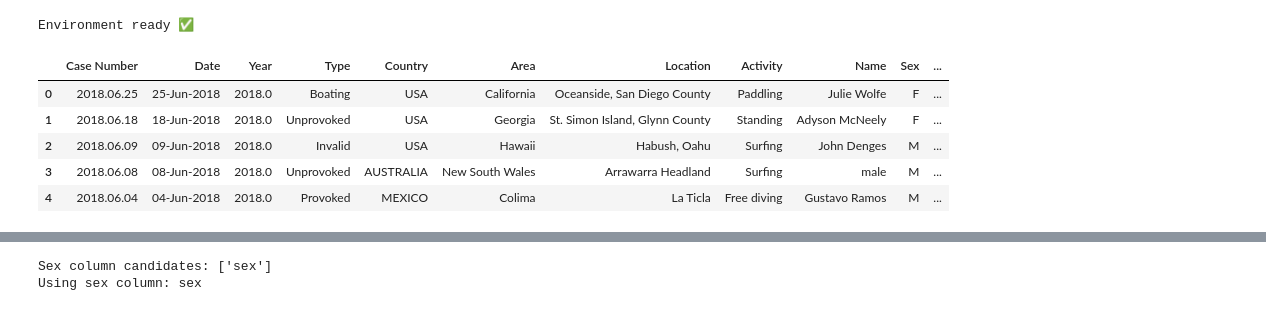
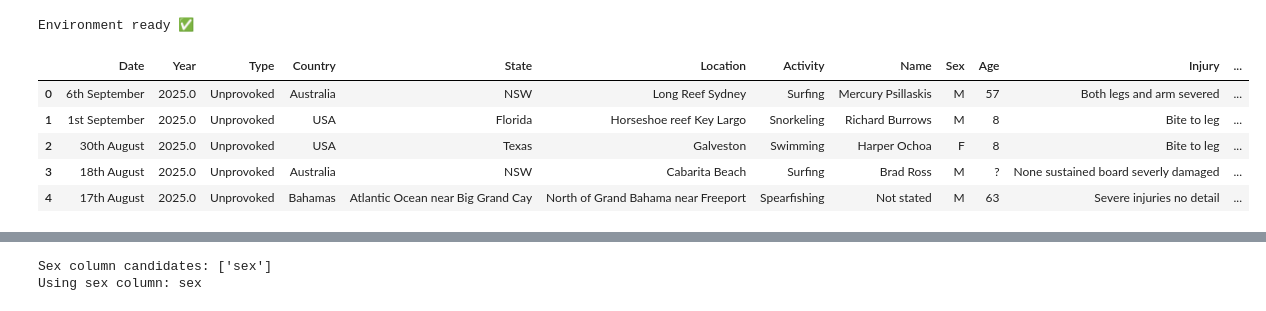
Before and after one commit to elbgross/sharks_attack, a Jupyter notebook: notebooks/shark_attacks_analysis.ipynb, the cells around one changed output, grey strips where cells are left out. Saved outputs shown, nothing was run; the diff lists cells and outputs as text; code cells hidden in the pictures.

Commit message:
Last class plus Sofias change

```diff
--- a/notebooks/shark_attacks_analysis.ipynb
+++ b/notebooks/shark_attacks_analysis.ipynb
@@ -17,15 +17,15 @@ Environment ready ✅
 # %%
 # 2. Load the Shark Attacks dataset
 
-file_path = "../data/shark_attacks.csv"   # points to the data folder
-df = pd.read_csv(file_path, encoding="latin-1")
+file_path = r"C:\Users\Sofia\Documents\IronHack\Module2\Project\data-cleaning-pandas\data\GSAF5.csv"   # points to the data folder
+df = pd.read_csv(file_path)
 
 # Show first 5 rows
 df.head()
 # %% [output]
-|  | Case Number | Date | Year | Type | Country | Area | Location | Activity | Name | Sex | ... |
-| 0 | 2018.06.25 | 25-Jun-2018 | 2018.0 | Boating | USA | California | Oceanside, San Diego County | Paddling | Julie Wolfe | F | ... |
-| 1 | 2018.06.18 | 18-Jun-2018 | 2018.0 | Unprovoked | USA | Georgia | St. Simon Island, Glynn County | Standing | Adyson McNeely | F | ... |
-| 2 | 2018.06.09 | 09-Jun-2018 | 2018.0 | Invalid | USA | Hawaii | Habush, Oahu | Surfing | John Denges | M | ... |
-| 3 | 2018.06.08 | 08-Jun-2018 | 2018.0 | Unprovoked | AUSTRALIA | New South Wales | Arrawarra Headland | Surfing | male | M | ... |
-| 4 | 2018.06.04 | 04-Jun-2018 | 2018.0 | Provoked | MEXICO | Colima | La Ticla | Free diving | Gustavo Ramos | M | ... |
+|  | Date | Year | Type | Country | State | Location | Activity | Name | Sex | Age | Injury | ... |
+| 0 | 6th September | 2025.0 | Unprovoked | Australia | NSW | Long Reef Sydney | Surfing | Mercury Psillaskis | M | 57 | Both legs and arm severed | ... |
+| 1 | 1st September | 2025.0 | Unprovoked | USA | Florida | Horseshoe reef Key Largo | Snorkeling | Richard Burrows | M | 8 | Bite to leg | ... |
+| 2 | 30th August | 2025.0 | Unprovoked | USA | Texas | Galveston | Swimming | Harper Ochoa | F | 8 | Bite to leg | ... |
+| 3 | 18th August | 2025.0 | Unprovoked | Australia | NSW | Cabarita Beach | Surfing | Brad Ross | M | ? | None sustained board severly damaged | ... |
+| 4 | 17th August | 2025.0 | Unprovoked | Bahamas | Atlantic Ocean near Big Grand Cay | North of Grand Bahama near Freeport | Spearfishing | Not stated | M | 63 | Severe injuries no detail | ... |
```
Also changed, not shown: parts of 13 cells of this notebook, 1 other file.
